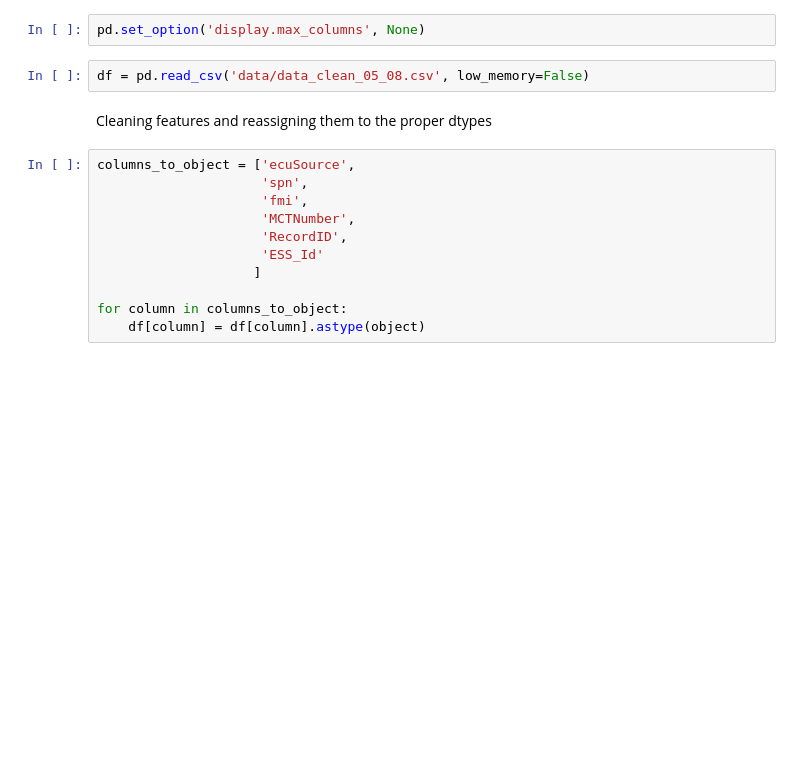
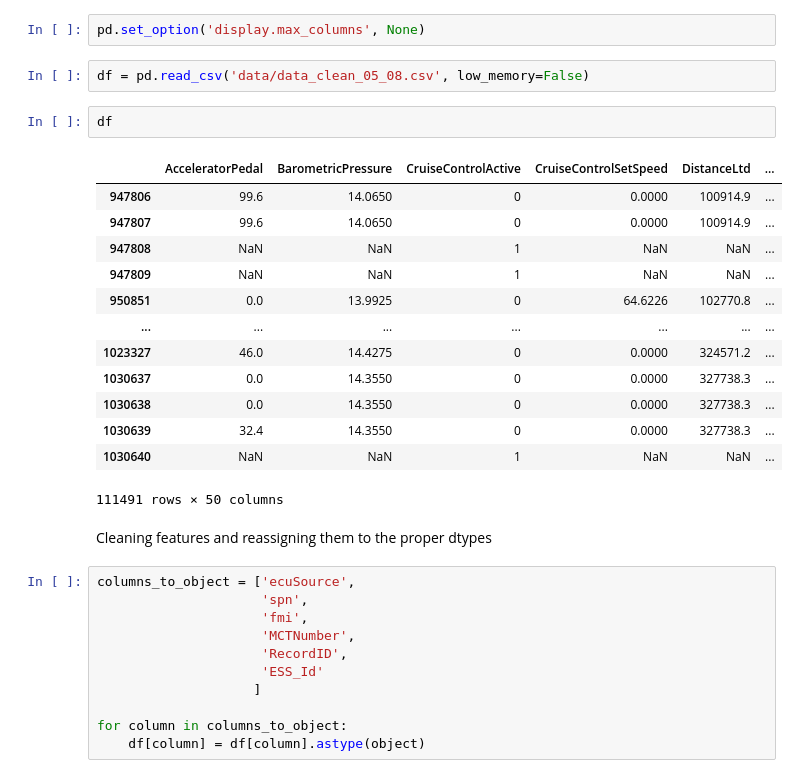
Before and after one commit to nss-data-science-cohort-8/nss-data-science-cohort-8-classroom-big-g-big-g, a Jupyter notebook: notebooks/big-rigs_data_modeling.ipynb, the cells around one changed output. Drawn from its saved outputs; the diff is of its cells as text; blank space fills up the shorter version.

```diff
--- a/notebooks/big-rigs_data_modeling.ipynb
+++ b/notebooks/big-rigs_data_modeling.ipynb
@@ -67,6 +67,22 @@ This notebook is dedicated to the feature selection and statistical modeling of
 pd.set_option('display.max_columns', None)
 # %%
 df = pd.read_csv('data/data_clean_05_08.csv', low_memory=False)
+# %%
+df
+# %% [output]
+|  | AcceleratorPedal | BarometricPressure | CruiseControlActive | CruiseControlSetSpeed | DistanceLtd | ... |
+| 947806 | 99.6 | 14.0650 | 0 | 0.0000 | 100914.9 | ... |
+| 947807 | 99.6 | 14.0650 | 0 | 0.0000 | 100914.9 | ... |
+| 947808 | NaN | NaN | 1 | NaN | NaN | ... |
+| 947809 | NaN | NaN | 1 | NaN | NaN | ... |
+| 950851 | 0.0 | 13.9925 | 0 | 64.6226 | 102770.8 | ... |
+| ... | ... | ... | ... | ... | ... | ... |
+| 1023327 | 46.0 | 14.4275 | 0 | 0.0000 | 324571.2 | ... |
+| 1030637 | 0.0 | 14.3550 | 0 | 0.0000 | 327738.3 | ... |
+| 1030638 | 0.0 | 14.3550 | 0 | 0.0000 | 327738.3 | ... |
+| 1030639 | 32.4 | 14.3550 | 0 | 0.0000 | 327738.3 | ... |
+| 1030640 | NaN | NaN | 1 | NaN | NaN | ... |
+111491 rows × 50 columns
 # %% [markdown]
 Cleaning features and reassigning them to the proper dtypes
 # %%
```
Also changed, not shown: parts of 22 cells of this notebook, 6 other files.
